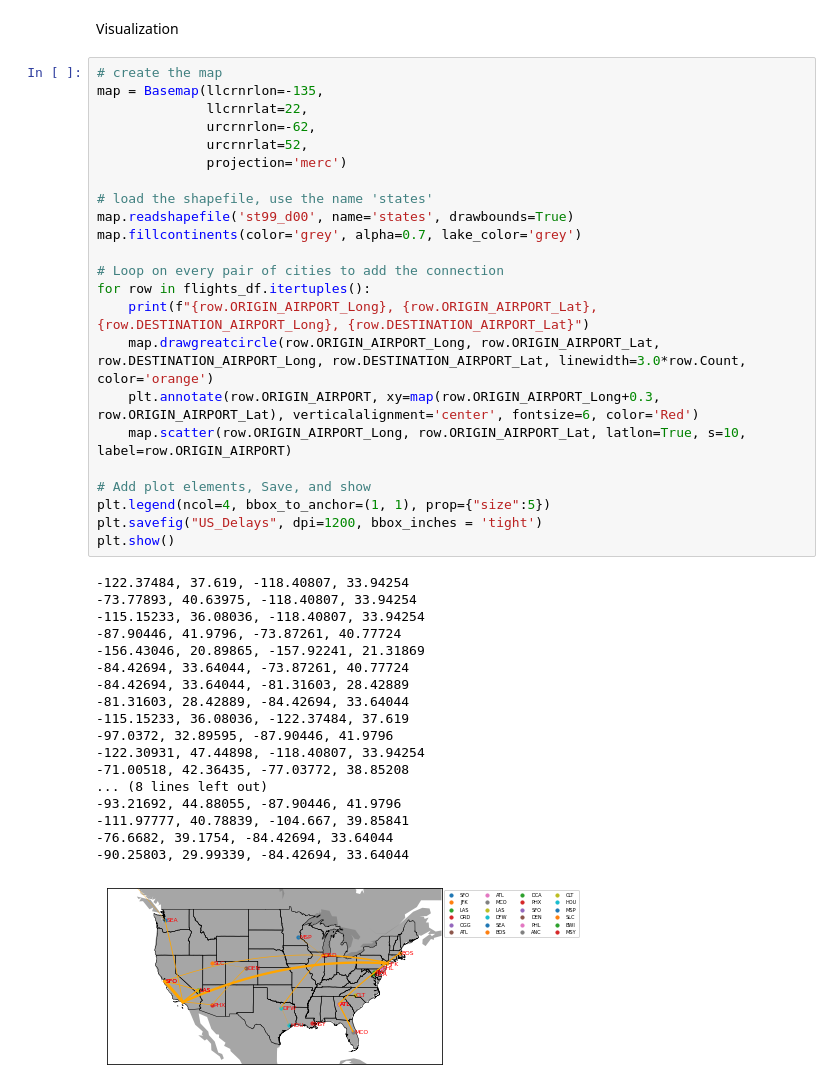
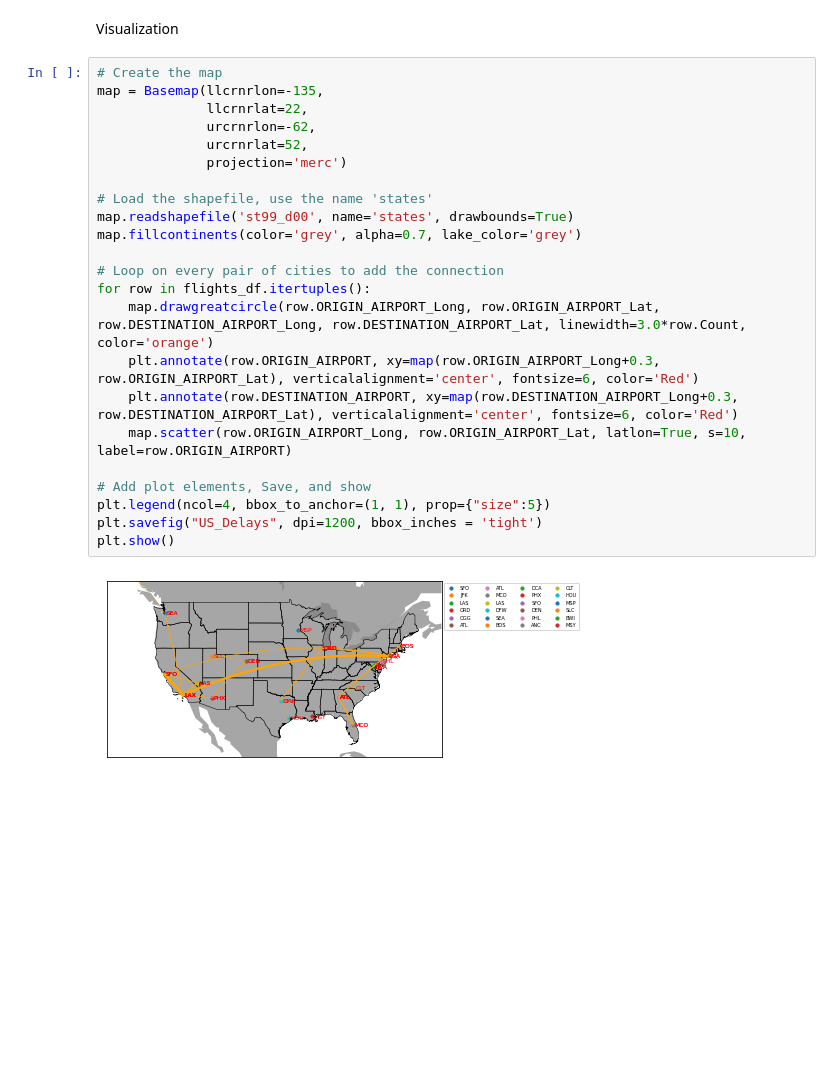
Before and after one commit to hlharris22/network-visualizations, a Jupyter notebook: visualization-flights/visualization.ipynb, the cells around one changed output. Saved outputs shown, nothing was run; the diff lists cells and outputs as text; blank space fills up the shorter version.

```diff
--- a/visualization-flights/visualization.ipynb
+++ b/visualization-flights/visualization.ipynb
@@ -78,44 +76,27 @@ flights_df['Count'] = MinMaxScaler().fit_transform(flights_df[['Count']])
 # %% [markdown]
 Visualization
 # %%
-# create the map
+# Create the map
 map = Basemap(llcrnrlon=-135,
               llcrnrlat=22,
               urcrnrlon=-62,
               urcrnrlat=52,
               projection='merc')
 
-# load the shapefile, use the name 'states'
+# Load the shapefile, use the name 'states'
 map.readshapefile('st99_d00', name='states', drawbounds=True)
 map.fillcontinents(color='grey', alpha=0.7, lake_color='grey')
 
 # Loop on every pair of cities to add the connection
 for row in flights_df.itertuples():
-    print(f"{row.ORIGIN_AIRPORT_Long}, {row.ORIGIN_AIRPORT_Lat}, {row.DESTINATION_AIRPORT_Long}, {row.DESTINATION_AIRPORT_Lat}")
     map.drawgreatcircle(row.ORIGIN_AIRPORT_Long, row.ORIGIN_AIRPORT_Lat, row.DESTINATION_AIRPORT_Long, row.DESTINATION_AIRPORT_Lat, linewidth=3.0*row.Count, color='orange')
     plt.annotate(row.ORIGIN_AIRPORT, xy=map(row.ORIGIN_AIRPORT_Long+0.3, row.ORIGIN_AIRPORT_Lat), verticalalignment='center', fontsize=6, color='Red')
+    plt.annotate(row.DESTINATION_AIRPORT, xy=map(row.DESTINATION_AIRPORT_Long+0.3, row.DESTINATION_AIRPORT_Lat), verticalalignment='center', fontsize=6, color='Red')
     map.scatter(row.ORIGIN_AIRPORT_Long, row.ORIGIN_AIRPORT_Lat, latlon=True, s=10, label=row.ORIGIN_AIRPORT)
 
 # Add plot elements, Save, and show
 plt.legend(ncol=4, bbox_to_anchor=(1, 1), prop={"size":5})
 plt.savefig("US_Delays", dpi=1200, bbox_inches = 'tight')
 plt.show()
 # %% [output]
--122.37484, 37.619, -118.40807, 33.94254
--73.77893, 40.63975, -118.40807, 33.94254
--115.15233, 36.08036, -118.40807, 33.94254
--87.90446, 41.9796, -73.87261, 40.77724
--156.43046, 20.89865, -157.92241, 21.31869
--84.42694, 33.64044, -73.87261, 40.77724
--84.42694, 33.64044, -81.31603, 28.42889
--81.31603, 28.42889, -84.42694, 33.64044
--115.15233, 36.08036, -122.37484, 37.619
--97.0372, 32.89595, -87.90446, 41.9796
--122.30931, 47.44898, -118.40807, 33.94254
--71.00518, 42.36435, -77.03772, 38.85208
-... (8 lines left out)
--93.21692, 44.88055, -87.90446, 41.9796
--111.97777, 40.78839, -104.667, 39.85841
--76.6682, 39.1754, -84.42694, 33.64044
--90.25803, 29.99339, -84.42694, 33.64044
-[figure, old version]
+[figure, new version]
```
Also changed, not shown: parts of 3 cells of this notebook, 2 other files.
